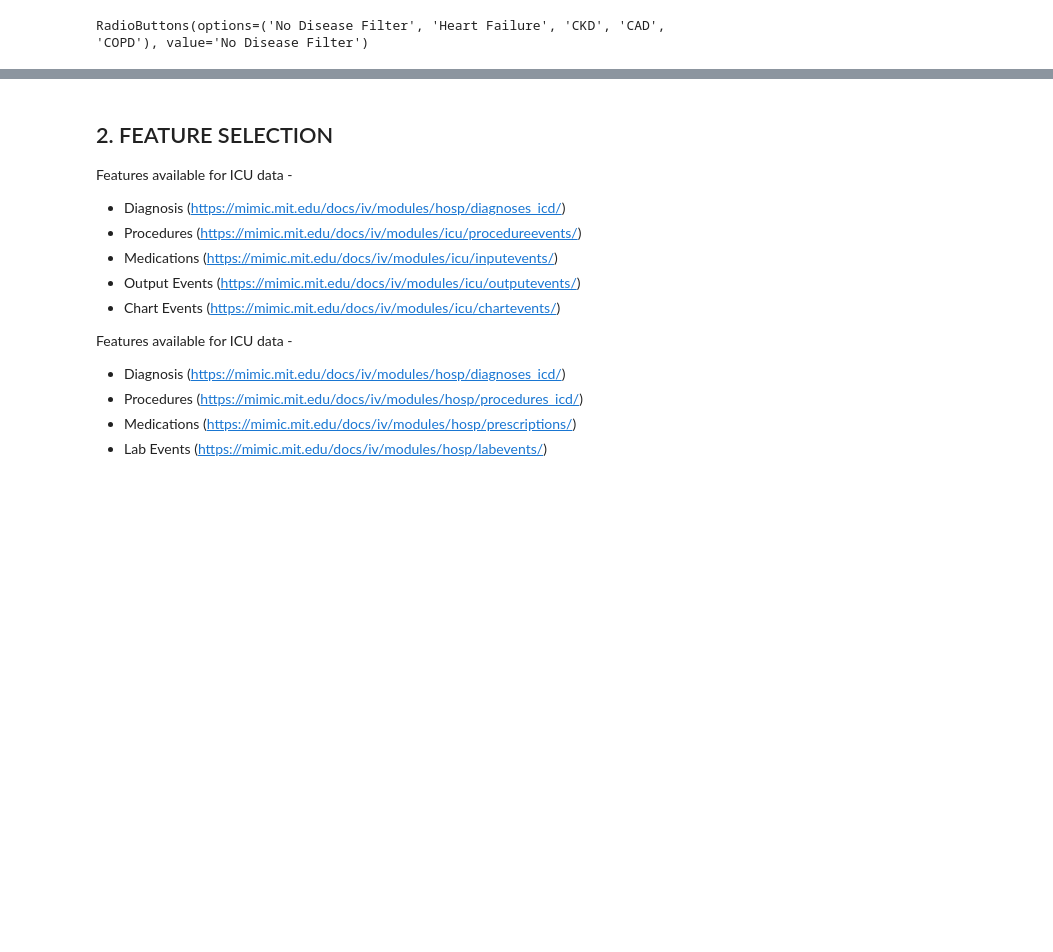
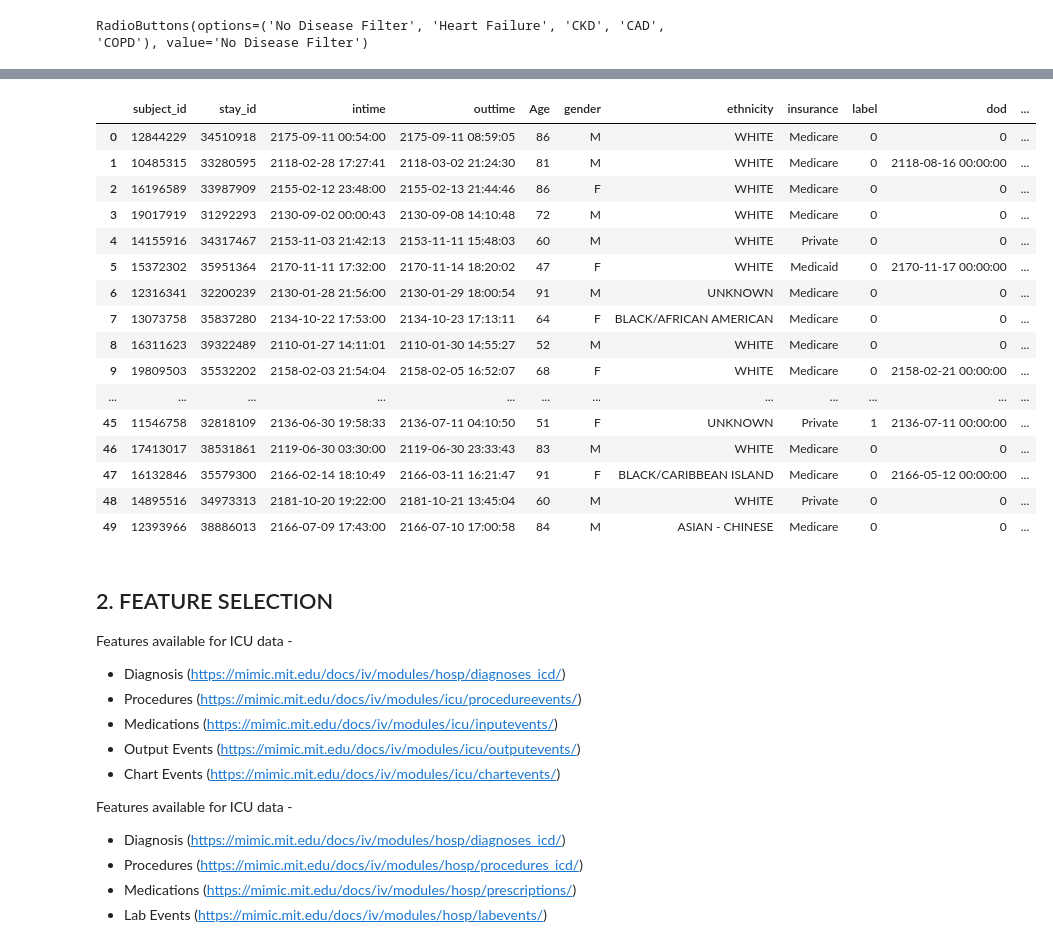
Before and after one commit to sagarsimha/MIMIC-IV-Data-Pipeline, a Jupyter notebook: mainPipeline.ipynb, the cells around one changed output, grey strips where cells are left out. Saved outputs shown, nothing was run; the diff lists cells and outputs as text; code cells hidden in the pictures; blank space fills up the shorter version.

```diff
--- a/mainPipeline.ipynb
+++ b/mainPipeline.ipynb
@@ -348,3 +354,24 @@ Mortality FOR ICU DATA
+# %%
+df_ = pd.read_csv('./data/cohort/cohort_icu_mortality_0_.csv.gz')
+df_
+# %% [output]
+|  | subject_id | stay_id | intime | outtime | Age | gender | ethnicity | insurance | label | dod | ... |
+| 0 | 12844229 | 34510918 | 2175-09-11 00:54:00 | 2175-09-11 08:59:05 | 86 | M | WHITE | Medicare | 0 | 0 | ... |
+| 1 | 10485315 | 33280595 | 2118-02-28 17:27:41 | 2118-03-02 21:24:30 | 81 | M | WHITE | Medicare | 0 | 2118-08-16 00:00:00 | ... |
+| 2 | 16196589 | 33987909 | 2155-02-12 23:48:00 | 2155-02-13 21:44:46 | 86 | F | WHITE | Medicare | 0 | 0 | ... |
+| 3 | 19017919 | 31292293 | 2130-09-02 00:00:43 | 2130-09-08 14:10:48 | 72 | M | WHITE | Medicare | 0 | 0 | ... |
+| 4 | 14155916 | 34317467 | 2153-11-03 21:42:13 | 2153-11-11 15:48:03 | 60 | M | WHITE | Private | 0 | 0 | ... |
+| 5 | 15372302 | 35951364 | 2170-11-11 17:32:00 | 2170-11-14 18:20:02 | 47 | F | WHITE | Medicaid | 0 | 2170-11-17 00:00:00 | ... |
+| 6 | 12316341 | 32200239 | 2130-01-28 21:56:00 | 2130-01-29 18:00:54 | 91 | M | UNKNOWN | Medicare | 0 | 0 | ... |
+| 7 | 13073758 | 35837280 | 2134-10-22 17:53:00 | 2134-10-23 17:13:11 | 64 | F | BLACK/AFRICAN AMERICAN | Medicare | 0 | 0 | ... |
+| 8 | 16311623 | 39322489 | 2110-01-27 14:11:01 | 2110-01-30 14:55:27 | 52 | M | WHITE | Medicare | 0 | 0 | ... |
+| 9 | 19809503 | 35532202 | 2158-02-03 21:54:04 | 2158-02-05 16:52:07 | 68 | F | WHITE | Medicare | 0 | 2158-02-21 00:00:00 | ... |
+| ... | ... | ... | ... | ... | ... | ... | ... | ... | ... | ... | ... |
+| 45 | 11546758 | 32818109 | 2136-06-30 19:58:33 | 2136-07-11 04:10:50 | 51 | F | UNKNOWN | Private | 1 | 2136-07-11 00:00:00 | ... |
+| 46 | 17413017 | 38531861 | 2119-06-30 03:30:00 | 2119-06-30 23:33:43 | 83 | M | WHITE | Medicare | 0 | 0 | ... |
+| 47 | 16132846 | 35579300 | 2166-02-14 18:10:49 | 2166-03-11 16:21:47 | 91 | F | BLACK/CARIBBEAN ISLAND | Medicare | 0 | 2166-05-12 00:00:00 | ... |
+| 48 | 14895516 | 34973313 | 2181-10-20 19:22:00 | 2181-10-21 13:45:04 | 60 | M | WHITE | Private | 0 | 0 | ... |
+| 49 | 12393966 | 38886013 | 2166-07-09 17:43:00 | 2166-07-10 17:00:58 | 84 | M | ASIAN - CHINESE | Medicare | 0 | 0 | ... |
 # %% [markdown]
 ## 2. FEATURE SELECTION
 Features available for ICU data -
```
Also changed, not shown: parts of 7 cells of this notebook, 7 other files.
